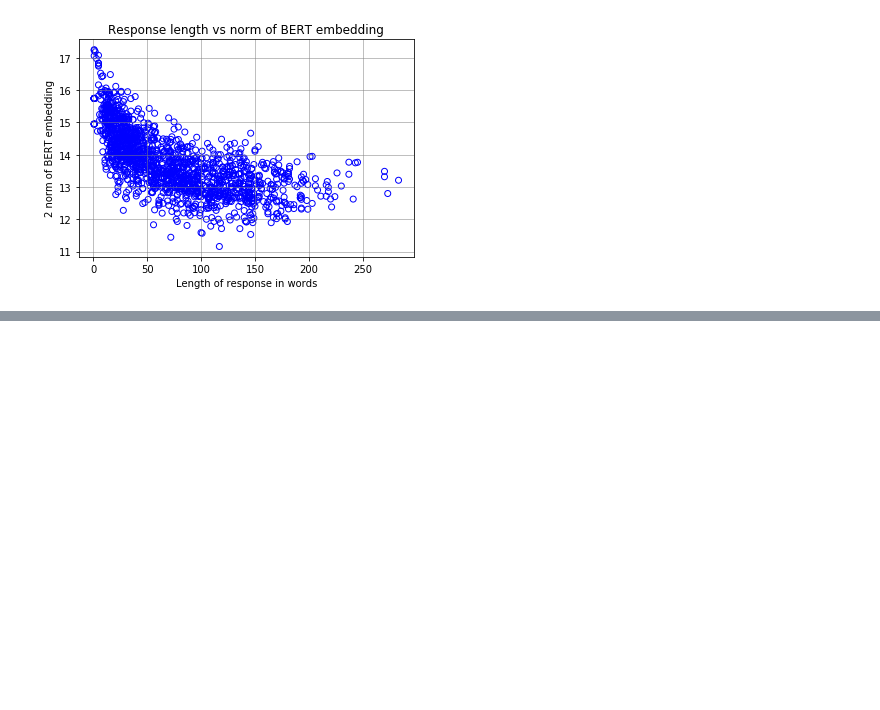
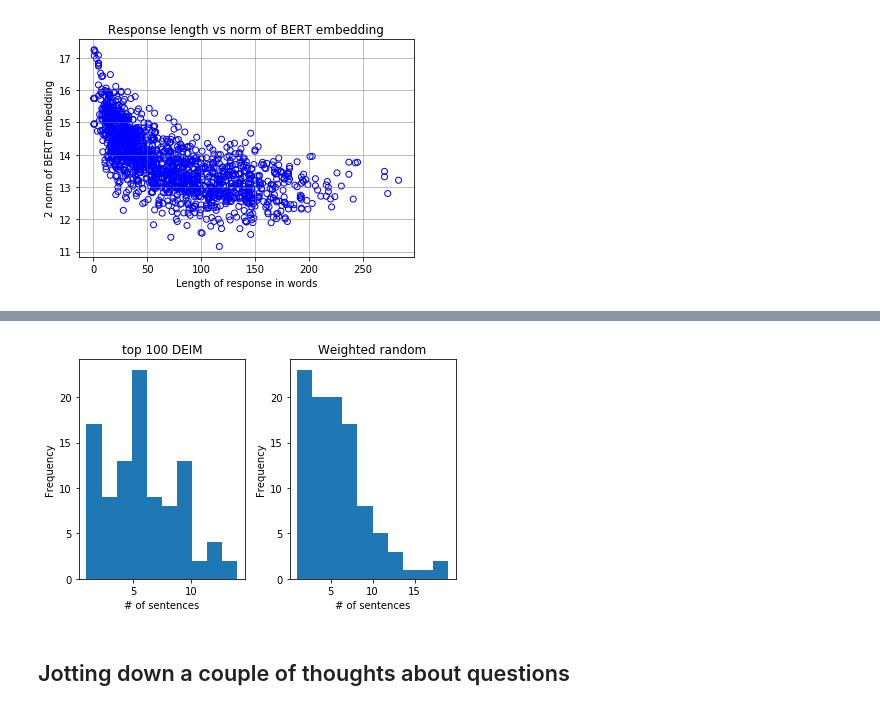
Before and after one commit to amos3vt/ASWW2, a Jupyter notebook: scripts/colab_with_random.ipynb, the cells around one changed output, grey strips where cells are left out. Cells and saved outputs as stored; diff of their text form; code cells hidden in the pictures; blank space fills up the shorter version.

```diff
--- a/scripts/Savanna + Drew colab (1).ipynb
+++ b/scripts/colab_with_random.ipynb
@@ -325,0 +430,18 @@ plt.grid(color='grey', linestyle='-', linewidth=.5)
+# %%
+plt.subplot(1, 2, 1)
+plt.hist([len(no_f_144[i].split('. ')) for i in get_index(ranks_144, split_responses(no_f_144)[1])][:100])
+plt.title('top 100 DEIM')
+plt.ylabel('Frequency')
+plt.xlabel('# of sentences')
+
+
+plt.subplot(1, 2, 2)
+plt.hist([len(no_f_144[i].split('. ')) for i in weighted_selection(split_responses(no_f_144)[1])])
+plt.title('Weighted random')
+plt.xlabel('# of sentences')
+plt.ylabel('Frequency')
+
+plt.tight_layout()
+plt.show()
+# %% [output]
+[figure, added]
@@ -325,0 +495,2 @@ plt.grid(color='grey', linestyle='-', linewidth=.5)
+# %% [markdown]
+## Jotting down a couple of thoughts about questions
```
Also changed, not shown: parts of 25 cells of this notebook.
